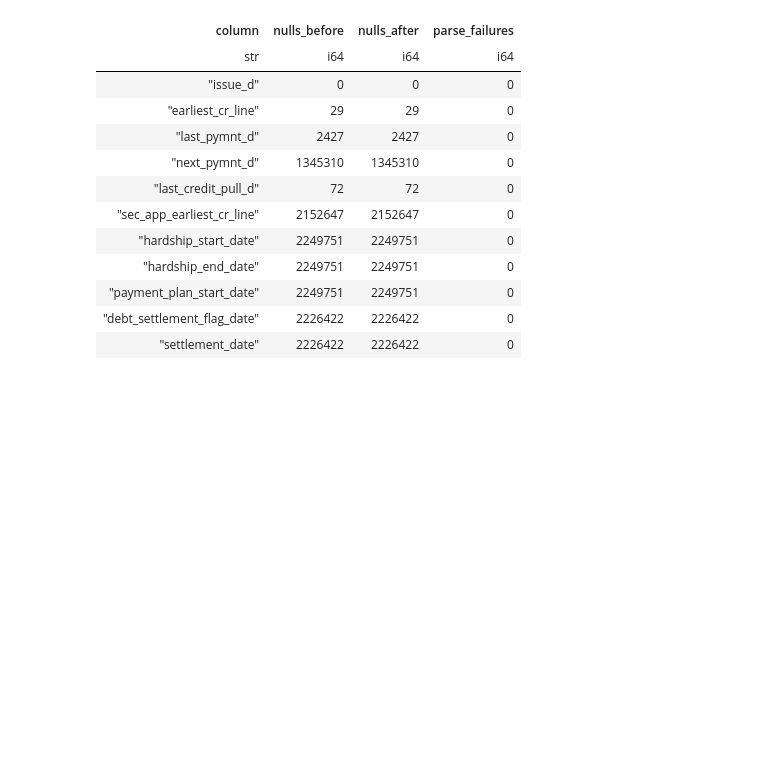
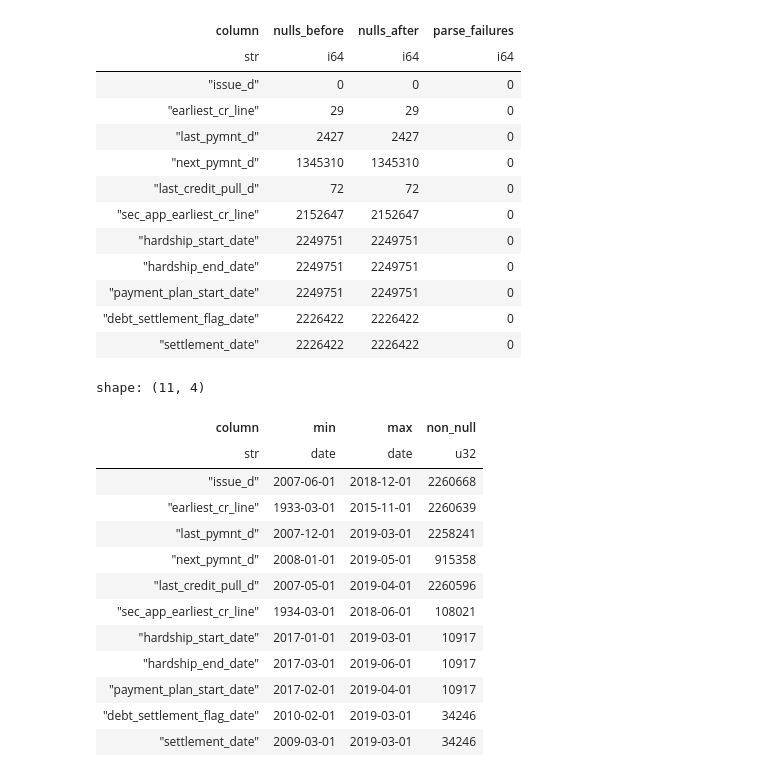
Before and after one commit to MadejMatt/lending-club-pd, a Jupyter notebook: notebooks/01_data_audit.ipynb, the cells around one changed output. Saved outputs shown, nothing was run; the diff lists cells and outputs as text; code cells hidden in the pictures; blank space fills up the shorter version.

Commit message:
Add date range checks and next_pymnt_d analysis to data audit

```diff
--- a/notebooks/01_data_audit.ipynb
+++ b/notebooks/01_data_audit.ipynb
@@ -326,3 +326,31 @@ shape: (11, 4)
 | "payment_plan_start_date" | 2249751 | 2249751 | 0 |
 | "debt_settlement_flag_date" | 2226422 | 2226422 | 0 |
 | "settlement_date" | 2226422 | 2226422 | 0 |
+# %%
+date_ranges = (
+    dates_parsed
+    .unpivot(variable_name="column", value_name="date")
+    .group_by("column", maintain_order=True)
+    .agg(
+        pl.col("date").min().alias("min"),
+        pl.col("date").max().alias("max"),
+        pl.col("date").count().alias("non_null"),
+    )
+)
+
+date_ranges
+# %% [output]
+shape: (11, 4)
+| column | min | max | non_null |
+| str | date | date | u32 |
+| "issue_d" | 2007-06-01 | 2018-12-01 | 2260668 |
+| "earliest_cr_line" | 1933-03-01 | 2015-11-01 | 2260639 |
+| "last_pymnt_d" | 2007-12-01 | 2019-03-01 | 2258241 |
+| "next_pymnt_d" | 2008-01-01 | 2019-05-01 | 915358 |
+| "last_credit_pull_d" | 2007-05-01 | 2019-04-01 | 2260596 |
+| "sec_app_earliest_cr_line" | 1934-03-01 | 2018-06-01 | 108021 |
+| "hardship_start_date" | 2017-01-01 | 2019-03-01 | 10917 |
+| "hardship_end_date" | 2017-03-01 | 2019-06-01 | 10917 |
+| "payment_plan_start_date" | 2017-02-01 | 2019-04-01 | 10917 |
+| "debt_settlement_flag_date" | 2010-02-01 | 2019-03-01 | 34246 |
+| "settlement_date" | 2009-03-01 | 2019-03-01 | 34246 |
```
Also changed, not shown: parts of 4 cells of this notebook.
